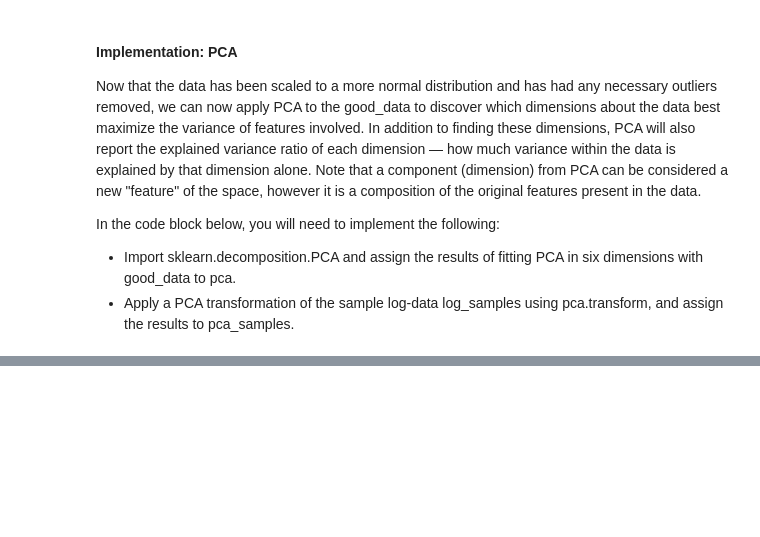
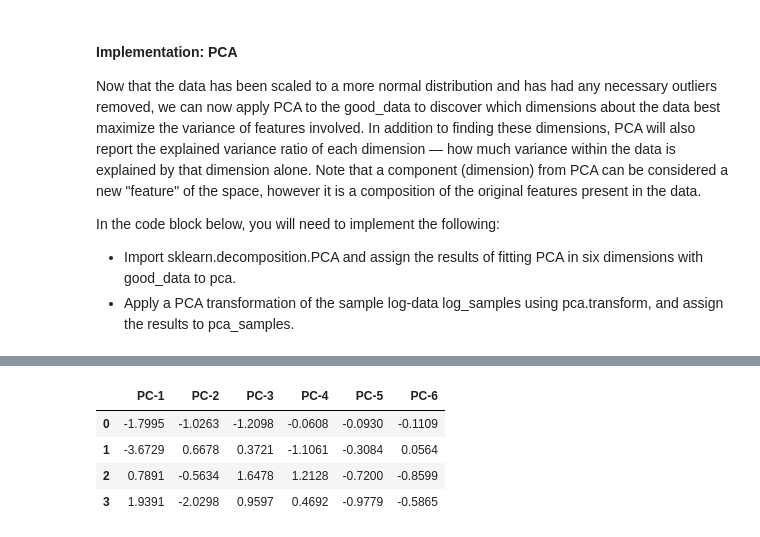
Before and after one commit to waficf/Python_Data_Training, a Jupyter notebook: Wholesale_Cluster.ipynb, the cells around one changed output, grey strips where cells are left out. Drawn from its saved outputs; the diff is of its cells as text; code cells hidden in the pictures; blank space fills up the shorter version.

```diff
--- a/Wholesale_Cluster.ipynb
+++ b/Wholesale_Cluster.ipynb
@@ -336,0 +402,9 @@ TypeError: 'module' object is not callable
+# %%
+# Display sample log-data after having a PCA transformation applied
+display(pd.DataFrame(np.round(pca_sample, 4), columns = pca_df.index.values))
+# %% [output]
+|  | PC-1 | PC-2 | PC-3 | PC-4 | PC-5 | PC-6 |
+| 0 | -1.7995 | -1.0263 | -1.2098 | -0.0608 | -0.0930 | -0.1109 |
+| 1 | -3.6729 | 0.6678 | 0.3721 | -1.1061 | -0.3084 | 0.0564 |
+| 2 | 0.7891 | -0.5634 | 1.6478 | 1.2128 | -0.7200 | -0.8599 |
+| 3 | 1.9391 | -2.0298 | 0.9597 | 0.4692 | -0.9779 | -0.5865 |
```
Also changed, not shown: parts of 14 cells of this notebook, 1 other file.
